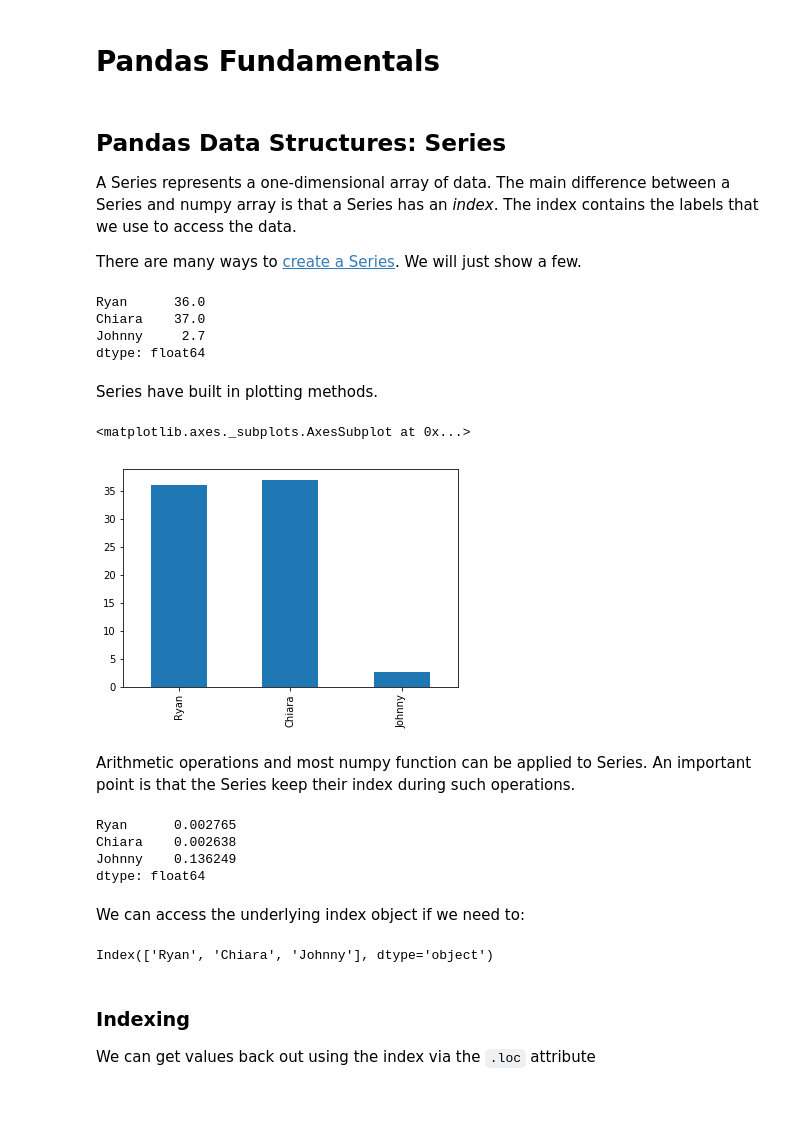
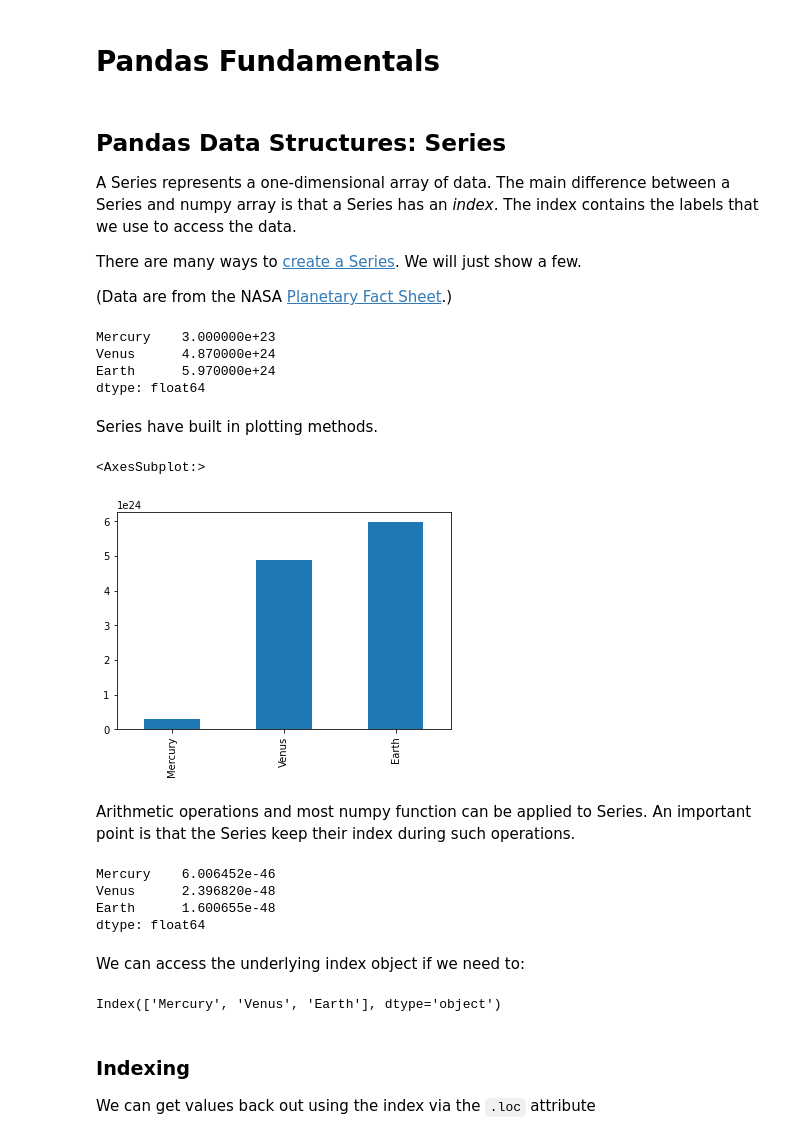
Before and after one commit to earth-env-data-science/earth-env-data-science-book, a Jupyter notebook: src/lectures/pandas/basic_pandas.ipynb, the cells around one changed output. Drawn from its saved outputs; the diff is of its cells as text; code cells hidden in the pictures; blank space fills up the shorter version.

```diff
--- a/src/lectures/pandas/basic_pandas.ipynb
+++ b/src/lectures/pandas/basic_pandas.ipynb
@@ -11,39 +11,41 @@ from matplotlib import pyplot as plt
 A Series represents a one-dimensional array of data. The main difference between a Series and numpy array is that a Series has an _index_. The index contains the labels that we use to access the data.
 
 There are many ways to [create a Series](https://pandas.pydata.org/pandas-docs/stable/dsintro.html#series). We will just show a few.
+
+(Data are from the NASA [Planetary Fact Sheet](https://nssdc.gsfc.nasa.gov/planetary/factsheet/).)
-# %%
-names = ['Ryan', 'Chiara', 'Johnny']
-values = [36, 37, 2.7]
-ages = pd.Series(values, index=names)
-ages
-# %% [output]
-Ryan      36.0
-Chiara    37.0
-Johnny     2.7
-dtype: float64
+# %%
+names = ['Mercury', 'Venus', 'Earth']
+values = [0.3e24, 4.87e24, 5.97e24]
+masses = pd.Series(values, index=names)
+masses
+# %% [output]
+Mercury    3.000000e+23
+Venus      4.870000e+24
+Earth      5.970000e+24
+dtype: float64
 # %% [markdown]
 Series have built in plotting methods.
 # %%
-ages.plot(kind='bar')
+masses.plot(kind='bar')
 # %% [output]
-<matplotlib.axes._subplots.AxesSubplot at 0x...>
+<AxesSubplot:>
-[figure, old version]
+[figure, new version]
 # %% [markdown]
 Arithmetic operations and most numpy function can be applied to Series.
 An important point is that the Series keep their index during such operations.
 # %%
-np.log(ages) / ages**2
+np.log(masses) / masses**2
 # %% [output]
-Ryan      0.002765
-Chiara    0.002638
-Johnny    0.136249
+Mercury    6.006452e-46
+Venus      2.396820e-48
+Earth      1.600655e-48
 dtype: float64
 # %% [markdown]
 We can access the underlying index object if we need to:
 # %%
-ages.index
+masses.index
 # %% [output]
-Index(['Ryan', 'Chiara', 'Johnny'], dtype='object')
+Index(['Mercury', 'Venus', 'Earth'], dtype='object')
 # %% [markdown]
 ### Indexing
 
```
Also changed, not shown: parts of 53 cells of this notebook.
